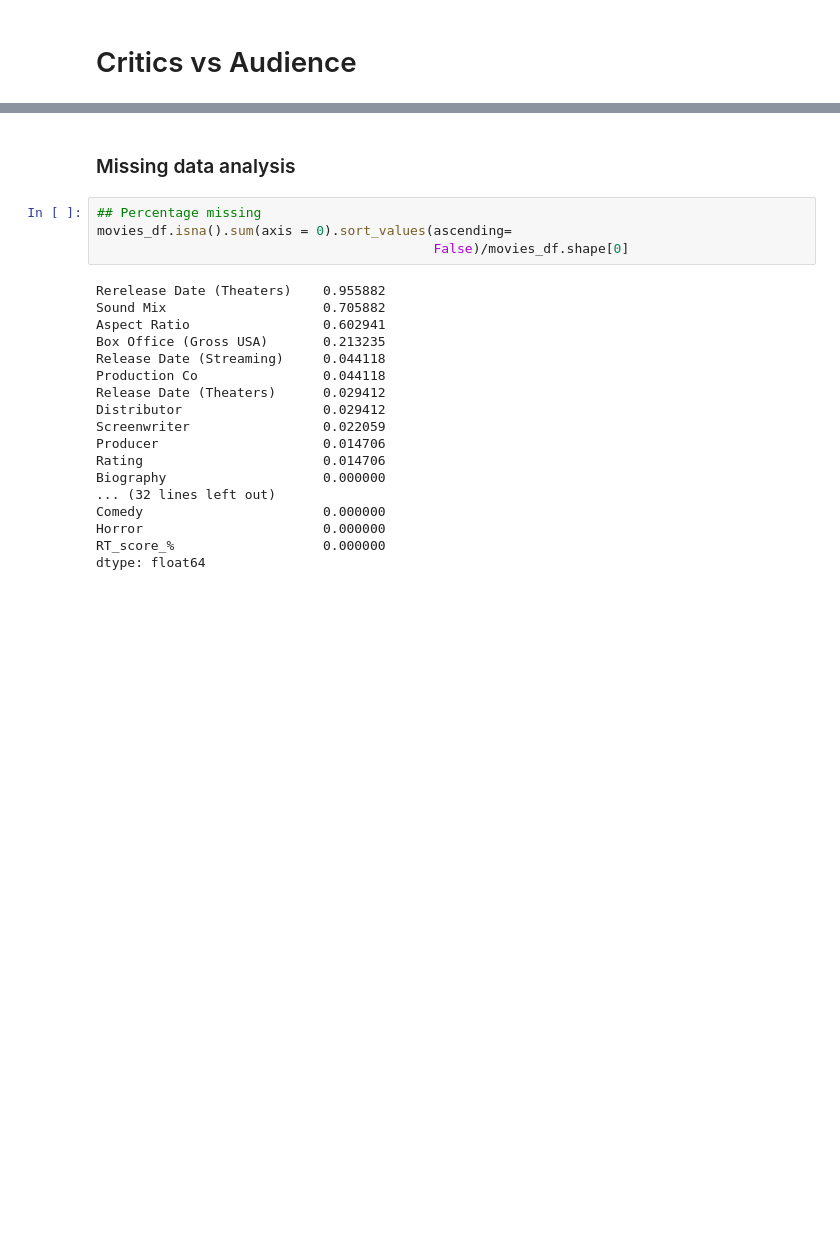
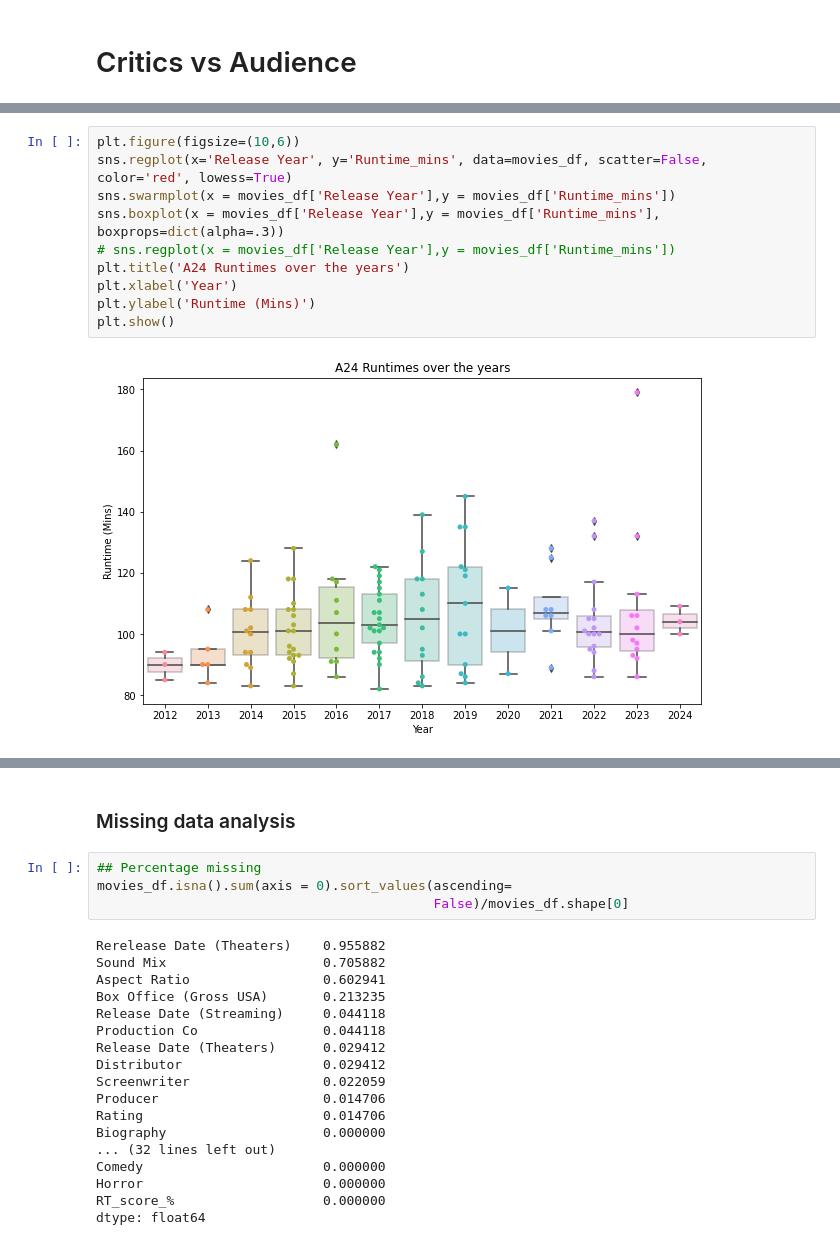
Before and after one commit to ianian-dot/scraping-and-analysing-A24-movies, a Jupyter notebook: a24_rt_analysis.ipynb, the cells around one changed output, grey strips where cells are left out. Saved outputs shown, nothing was run; the diff lists cells and outputs as text; blank space fills up the shorter version.

```diff
--- a/a24_rt_analysis.ipynb
+++ b/a24_rt_analysis.ipynb
@@ -275,0 +368,12 @@ movies_df[anomaly]
+# %%
+plt.figure(figsize=(10,6))
+sns.regplot(x='Release Year', y='Runtime_mins', data=movies_df, scatter=False, color='red', lowess=True)
+sns.swarmplot(x = movies_df['Release Year'],y = movies_df['Runtime_mins'])
+sns.boxplot(x = movies_df['Release Year'],y = movies_df['Runtime_mins'], boxprops=dict(alpha=.3))
+# sns.regplot(x = movies_df['Release Year'],y = movies_df['Runtime_mins'])
+plt.title('A24 Runtimes over the years')
+plt.xlabel('Year')
+plt.ylabel('Runtime (Mins)')
+plt.show()
+# %% [output]
+[figure, added]
```
Also changed, not shown: parts of 27 cells of this notebook.
